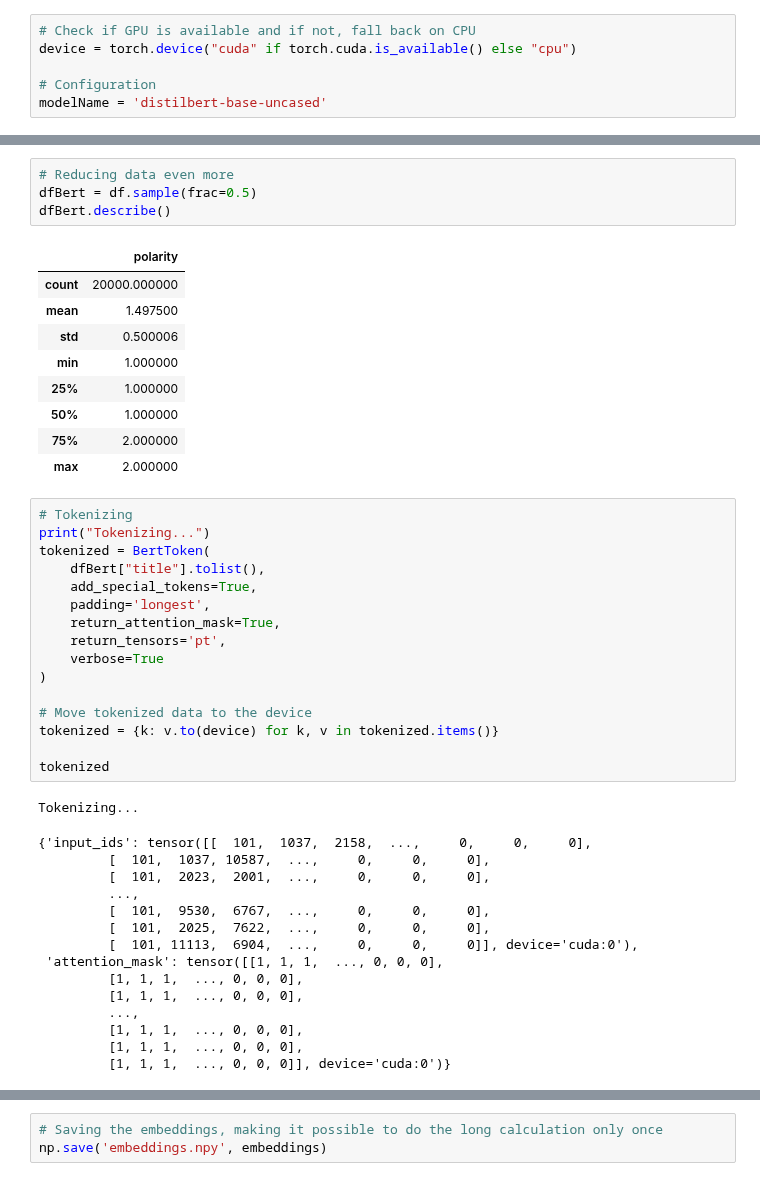
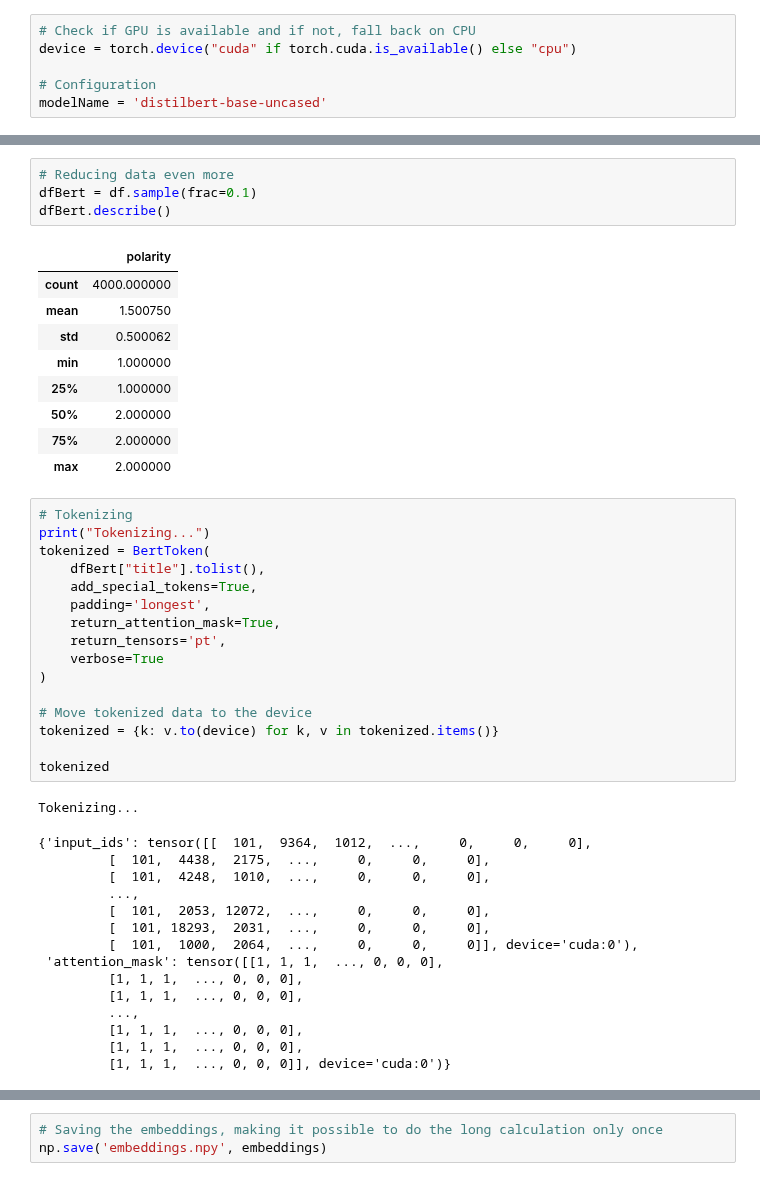
Before and after one commit to anda19ad/AI-ML-2023-Group-project, a Jupyter notebook: amazonMain.ipynb, the cells around one changed output, grey strips where cells are left out. Cells and saved outputs as stored; diff of their text form.

```diff
--- a/amazonMain.ipynb
+++ b/amazonMain.ipynb
@@ -617,16 +646,16 @@ Some weights of the model checkpoint at distilbert-base-uncased were not used wh
 - This IS NOT expected if you are initializing DistilBertModel from the checkpoint of a model that you expect to be exactly identical (initializing a BertForSequenceClassification model from a BertFor ...
 # %%
 # Reducing data even more
-dfBert = df.sample(frac=0.5)
+dfBert = df.sample(frac=0.1)
 dfBert.describe()
 # %% [output]
 |  | polarity |
-| count | 20000.000000 |
-| mean | 1.497500 |
-| std | 0.500006 |
+| count | 4000.000000 |
+| mean | 1.500750 |
+| std | 0.500062 |
 | min | 1.000000 |
 | 25% | 1.000000 |
-| 50% | 1.000000 |
+| 50% | 2.000000 |
 | 75% | 2.000000 |
 | max | 2.000000 |
 # %%
@@ -647,13 +676,13 @@ tokenized = {k: v.to(device) for k, v in tokenized.items()}
 tokenized
 # %% [output]
 Tokenizing...
-{'input_ids': tensor([[  101,  1037,  2158,  ...,     0,     0,     0],
-         [  101,  1037, 10587,  ...,     0,     0,     0],
-         [  101,  2023,  2001,  ...,     0,     0,     0],
+{'input_ids': tensor([[  101,  9364,  1012,  ...,     0,     0,     0],
+         [  101,  4438,  2175,  ...,     0,     0,     0],
+         [  101,  4248,  1010,  ...,     0,     0,     0],
          ...,
-         [  101,  9530,  6767,  ...,     0,     0,     0],
-         [  101,  2025,  7622,  ...,     0,     0,     0],
-         [  101, 11113,  6904,  ...,     0,     0,     0]], device='cuda:0'),
+         [  101,  2053, 12072,  ...,     0,     0,     0],
+         [  101, 18293,  2031,  ...,     0,     0,     0],
+         [  101,  1000,  2064,  ...,     0,     0,     0]], device='cuda:0'),
  'attention_mask': tensor([[1, 1, 1,  ..., 0, 0, 0],
          [1, 1, 1,  ..., 0, 0, 0],
          [1, 1, 1,  ..., 0, 0, 0],
```
Also changed, not shown: parts of 34 cells of this notebook, 2 other files.
